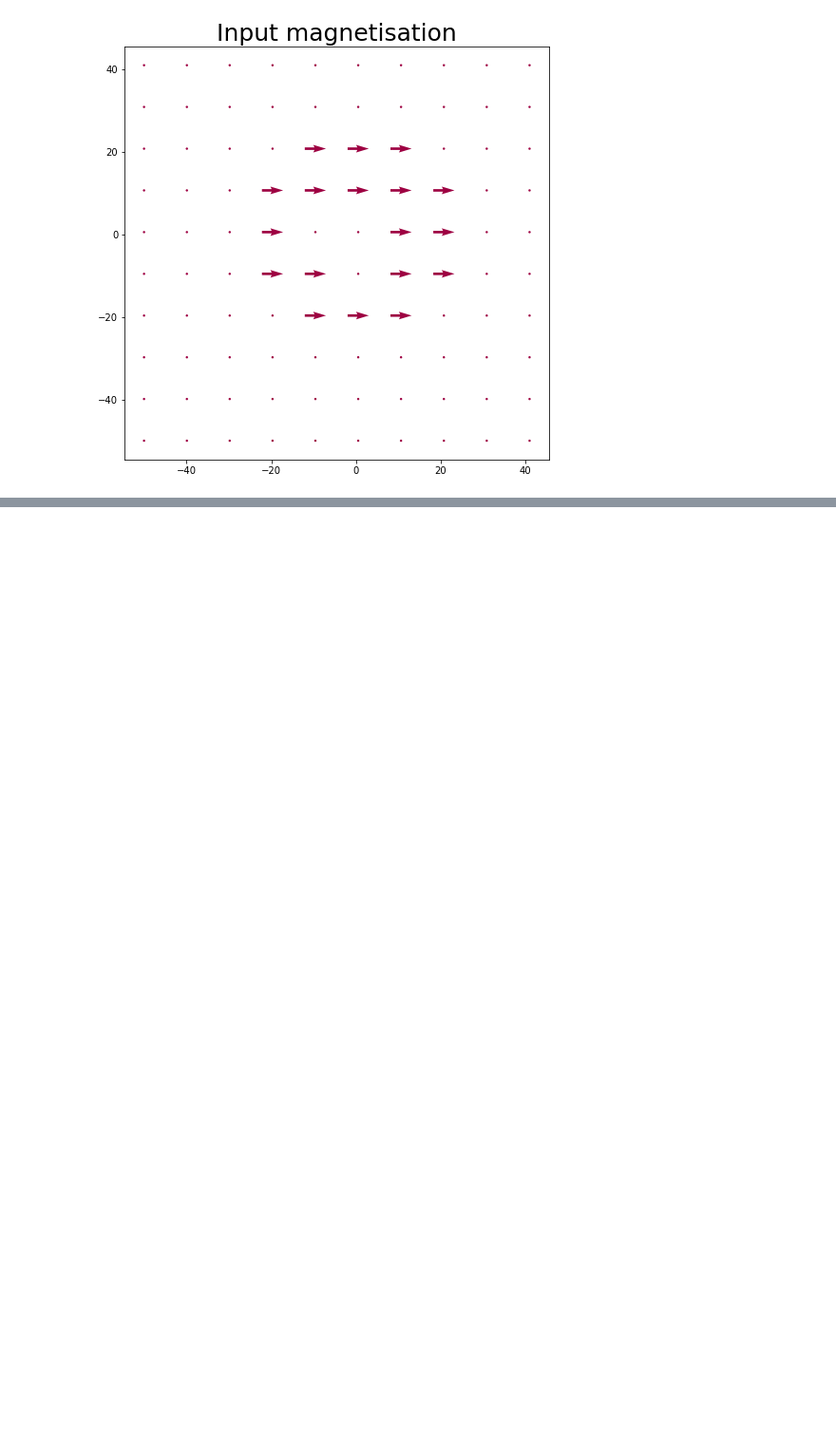
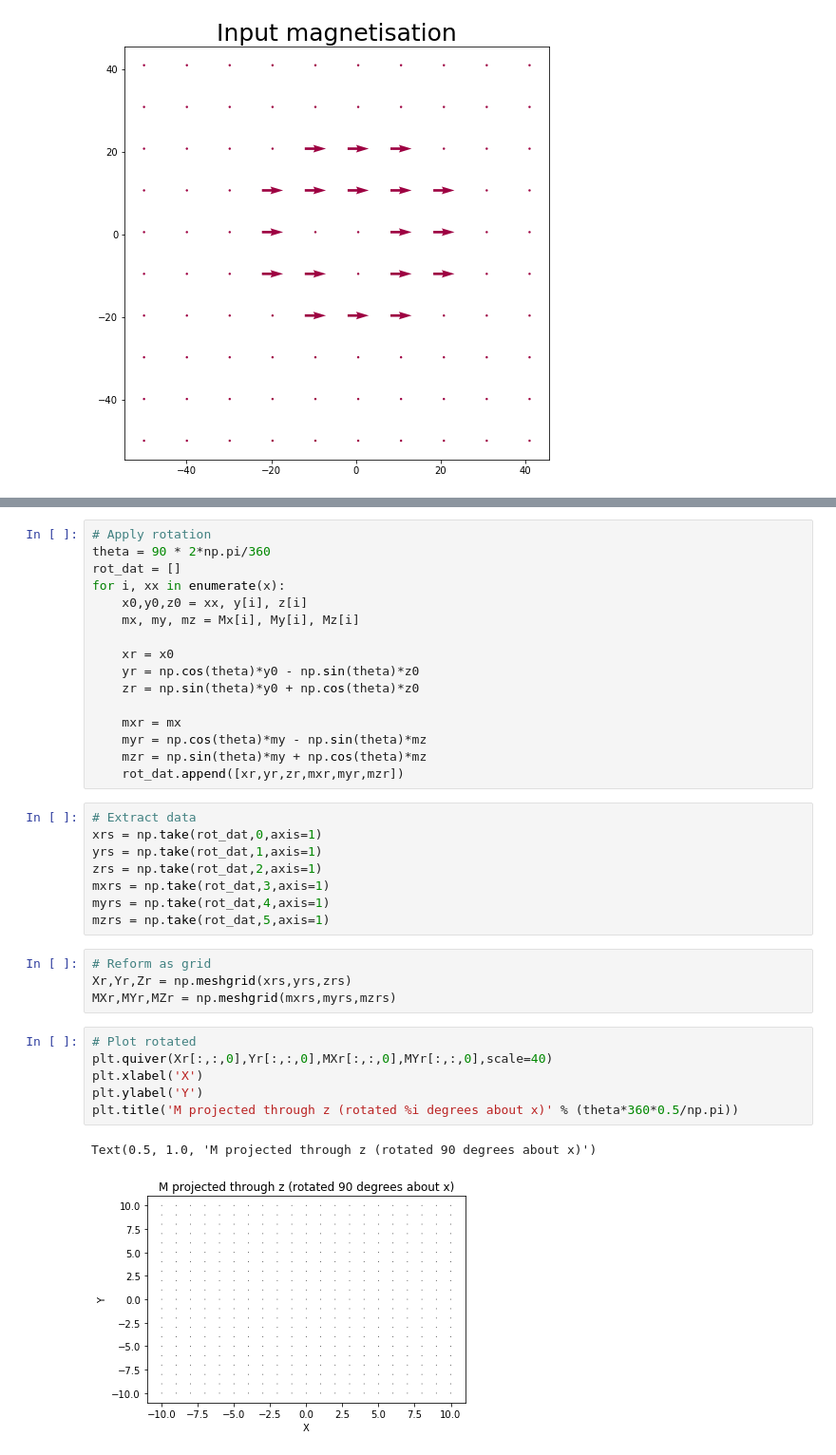
Before and after one commit to grlewis333/phd-work, a Jupyter notebook: holo-sim.ipynb, the cells around one changed output, grey strips where cells are left out. Shown at 95% size. Drawn from its saved outputs; the diff is of its cells as text; blank space fills up the shorter version.

```diff
--- a/holo-sim.ipynb
+++ b/holo-sim.ipynb
@@ -561,0 +601,37 @@ Q = plt.quiver(X[::skip_arrow, ::skip_arrow, 0],
+# %%
+# Apply rotation
+theta = 90 * 2*np.pi/360
+rot_dat = []
+for i, xx in enumerate(x):
+    x0,y0,z0 = xx, y[i], z[i]
+    mx, my, mz = Mx[i], My[i], Mz[i]
+
+    xr = x0
+    yr = np.cos(theta)*y0 - np.sin(theta)*z0
+    zr = np.sin(theta)*y0 + np.cos(theta)*z0
+
+    mxr = mx
+    myr = np.cos(theta)*my - np.sin(theta)*mz
+    mzr = np.sin(theta)*my + np.cos(theta)*mz
+    rot_dat.append([xr,yr,zr,mxr,myr,mzr])
+# %%
+# Extract data
+xrs = np.take(rot_dat,0,axis=1)
+yrs = np.take(rot_dat,1,axis=1)
+zrs = np.take(rot_dat,2,axis=1)
+mxrs = np.take(rot_dat,3,axis=1)
+myrs = np.take(rot_dat,4,axis=1)
+mzrs = np.take(rot_dat,5,axis=1)
+# %%
+# Reform as grid
+Xr,Yr,Zr = np.meshgrid(xrs,yrs,zrs)
+MXr,MYr,MZr = np.meshgrid(mxrs,myrs,mzrs)
+# %%
+# Plot rotated
+plt.quiver(Xr[:,:,0],Yr[:,:,0],MXr[:,:,0],MYr[:,:,0],scale=40)
+plt.xlabel('X')
+plt.ylabel('Y')
+plt.title('M projected through z (rotated %i degrees about x)' % (theta*360*0.5/np.pi))
+# %% [output]
+Text(0.5, 1.0, 'M projected through z (rotated 90 degrees about x)')
+[figure, added]
```
Also changed, not shown: parts of 19 cells of this notebook.
